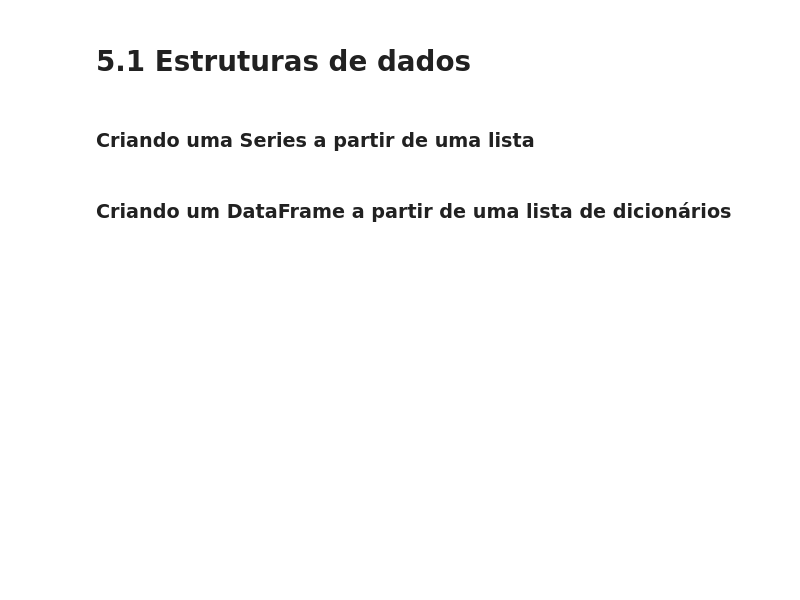
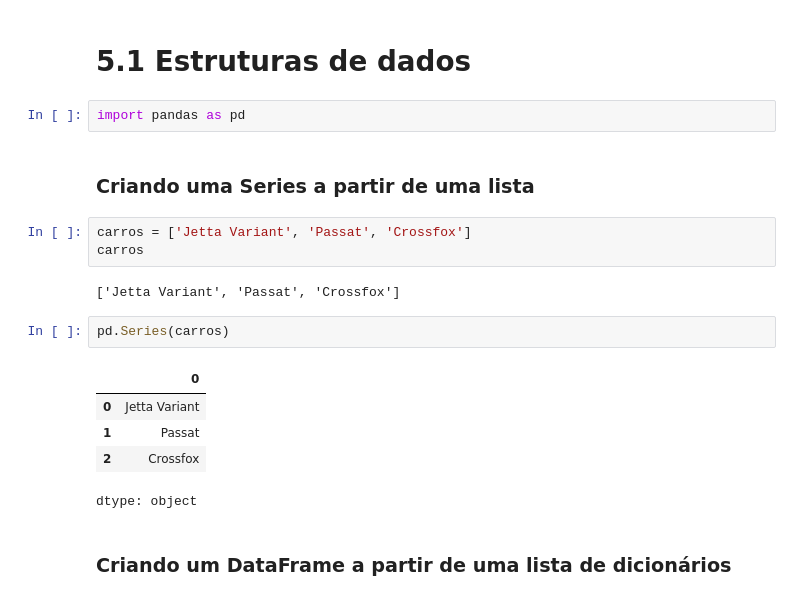
Before and after one commit to CarolineAndradeR/Python, a Jupyter notebook: Python_para_Data_Science_Pandas.ipynb, the cells around one changed output. Drawn from its saved outputs; the diff is of its cells as text; blank space fills up the shorter version.

```diff
--- a/Python_para_Data_Science_Pandas.ipynb
+++ b/Python_para_Data_Science_Pandas.ipynb
@@ -564,8 +656,23 @@ O argumento *dados* pode ser um dicionário, uma lista, um array Numpy, uma Seri
 **Documentação:** https://pandas.pydata.org/pandas-docs/version/0.25/
 # %% [markdown]
 # 5.1 Estruturas de dados
+# %%
+import pandas as pd
 # %% [markdown]
 ### Criando uma Series a partir de uma lista
+# %%
+carros = ['Jetta Variant', 'Passat', 'Crossfox']
+carros
+# %% [output]
+['Jetta Variant', 'Passat', 'Crossfox']
+# %%
+pd.Series(carros)
+# %% [output]
+|  | 0 |
+| 0 | Jetta Variant |
+| 1 | Passat |
+| 2 | Crossfox |
+dtype: object
 # %% [markdown]
 ### Criando um DataFrame a partir de uma lista de dicionários
 # %%
```
Also changed, not shown: parts of 31 cells of this notebook.
